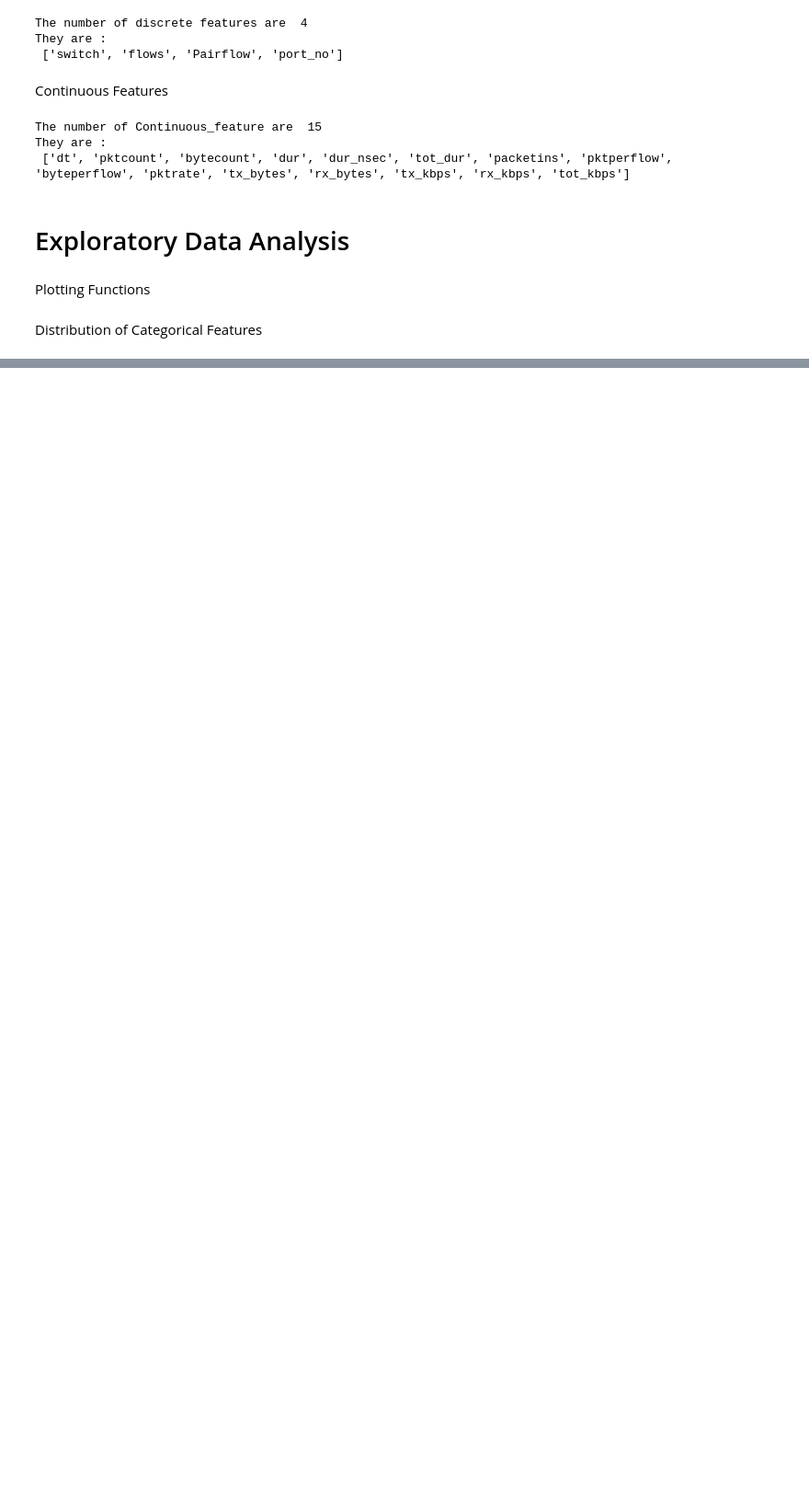
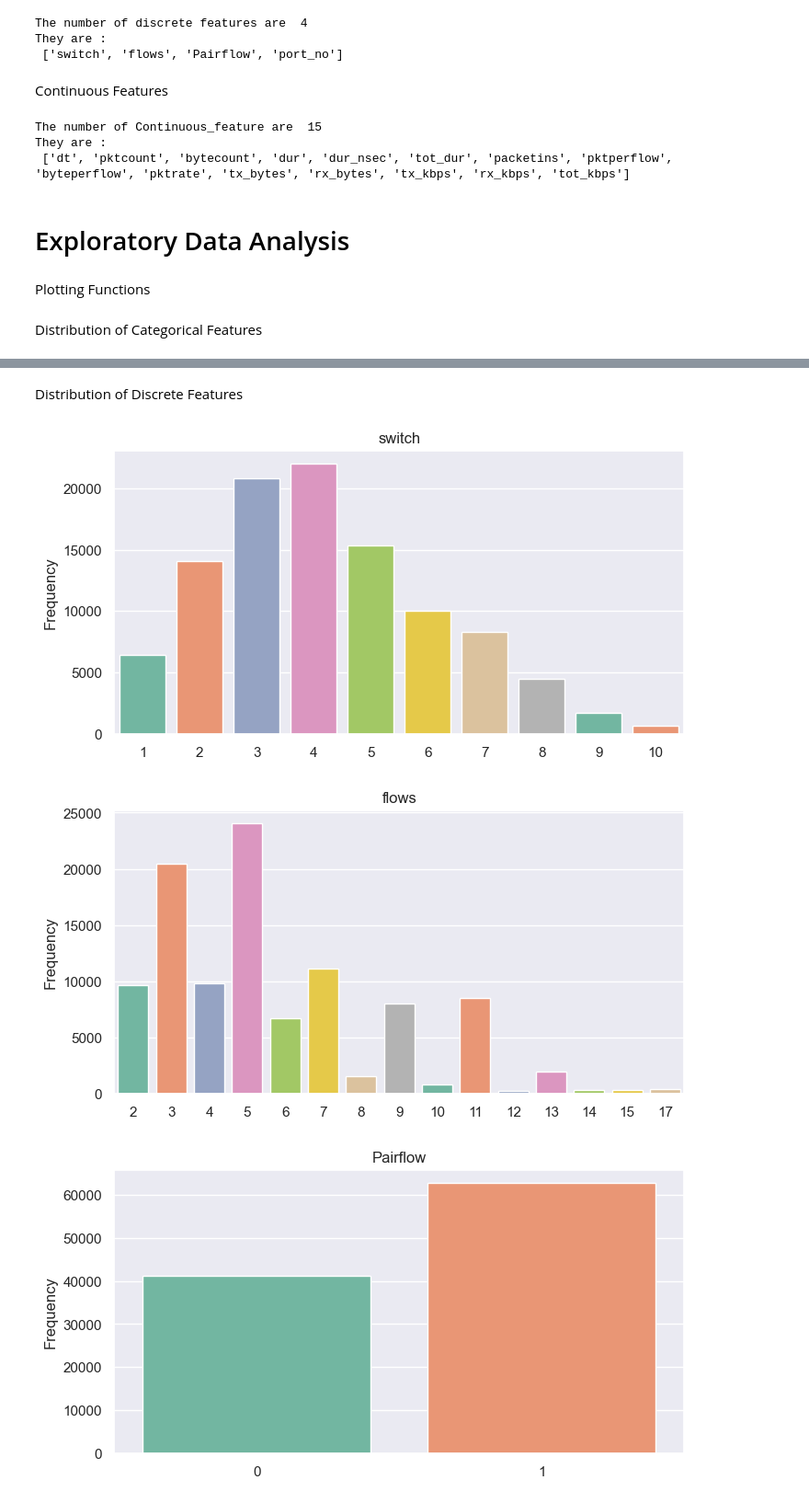
Before and after one commit to Pratham8766/DDoS-Detection-using-Machine-Learning, a Jupyter notebook: ddos_detection.ipynb, the cells around one changed output, grey strips where cells are left out. Shown at 92% size. Drawn from its saved outputs; the diff is of its cells as text; code cells hidden in the pictures; blank space fills up the shorter version.

```diff
--- a/ddos_detection.ipynb
+++ b/ddos_detection.ipynb
@@ -189,0 +190,12 @@ plt.show()
+# %% [markdown]
+Distribution of Discrete Features
+# %%
+for feature in discrete_numerical_feature:
+    plt.figure(figsize=(8,4))
+    cat_num = df[feature].value_counts()
+    sns.barplot(x=cat_num.index, y = cat_num, palette="Set2", legend=False, hue=cat_num.index).set(title = feature, ylabel="Frequency", xlabel="")
+    plt.show()
+# %% [output]
+[figure, added]
+[figure, added]
+[figure, added]
```
Also changed, not shown: parts of 4 cells of this notebook.
